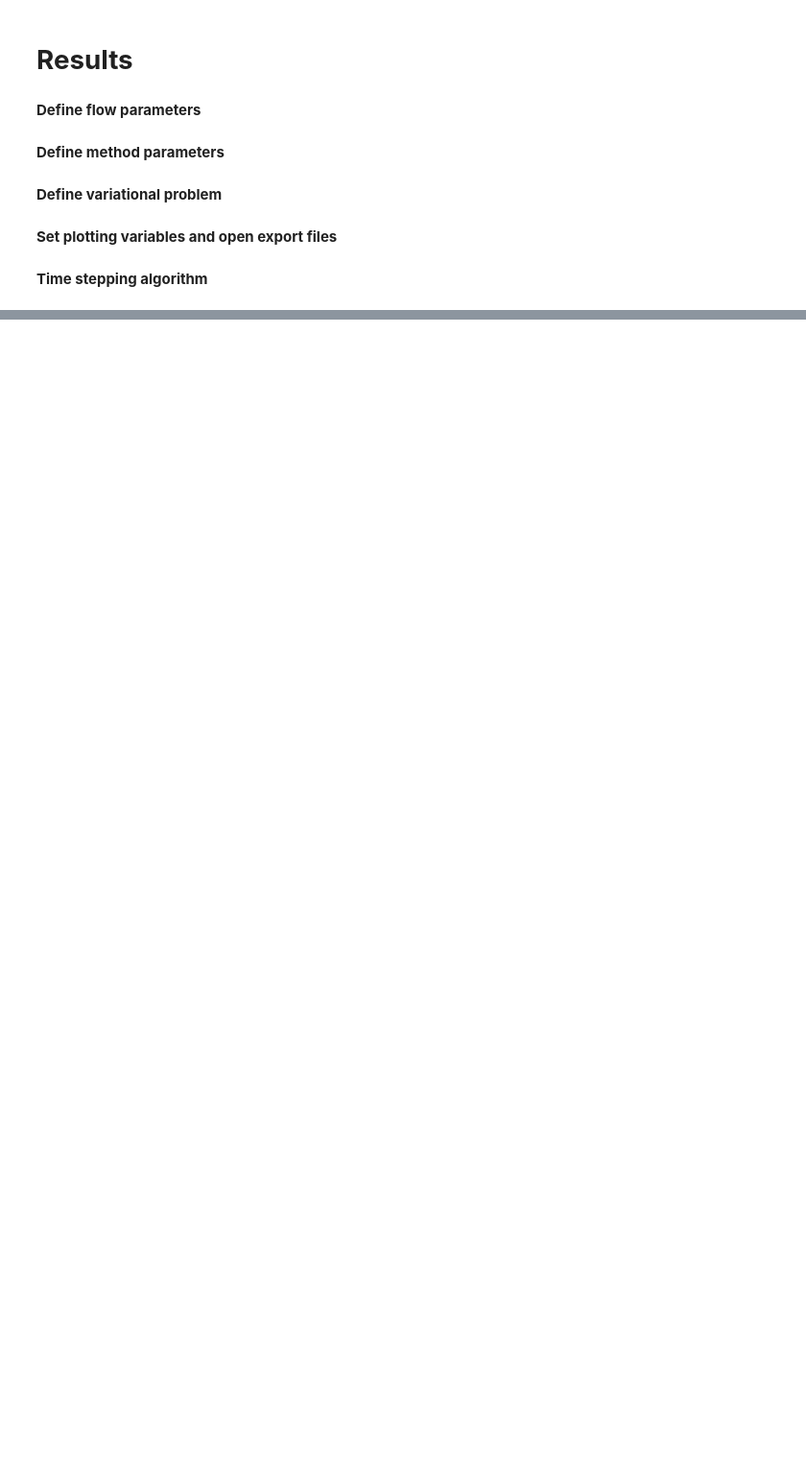
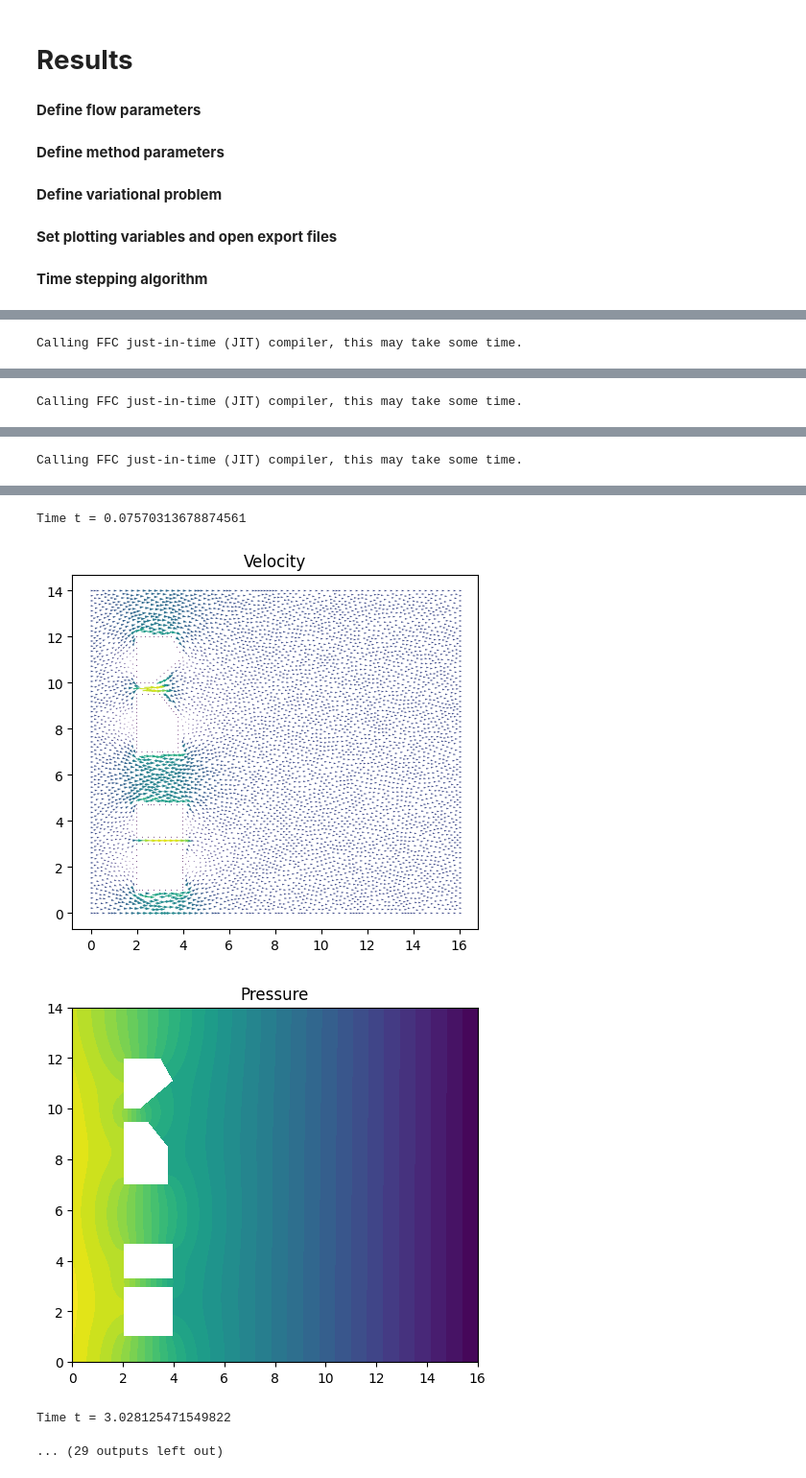
Before and after one commit to ellenmatt/DD2365-aflum, a Jupyter notebook: Project/Project_test.ipynb, the cells around one changed output, grey strips where cells are left out. Shown at 96% size. Cells and saved outputs as stored; diff of their text form; code cells hidden in the pictures; blank space fills up the shorter version.

```diff
--- a/Project/Project_test.ipynb
+++ b/Project/Project_test.ipynb
@@ -338,13 +339,13 @@ um = 0.5*(u + u0)
 um1 = 0.5*(u1 + u0)
 
 # Momentum variational equation on residual form
-# Fu = inner((u - u0)/dt + grad(um)*um1, v)*dx - p1*div(v)*dx + nu*inner(grad(um), grad(v))*dx \
-#     + d1*inner((u - u0)/dt + grad(um)*um1 + grad(p1), grad(v)*um1)*dx + d2*div(um)*div(v)*dx
+Fu = inner((u - u0)/dt + grad(um)*um1, v)*dx - p1*div(v)*dx + nu*inner(grad(um), grad(v))*dx \
+    + d1*inner((u - u0)/dt + grad(um)*um1 + grad(p1), grad(v)*um1)*dx + d2*div(um)*div(v)*dx
 
 # Brinkman
-Fu = inner((u - u0)/dt + grad(um)*um1, v)*dx - p1*div(v)*dx + nueff*inner(grad(um), grad(v))*dx \
-    + d1*inner((u - u0)/dt + grad(um)*um1 + grad(p1), grad(v)*um1)*dx + d2*div(um)*div(v)*dx \
-    + nu*(Kinv11*inner(um[0],v[0])*dx + Kinv12*inner(um[0],v[1])*dx + Kinv21*inner(um[1],v[0])*dx + Kinv22*inner(um[1],v[1])*dx)
+# Fu = inner((u - u0)/dt + grad(um)*um1, v)*dx - p1*div(v)*dx + nueff*inner(grad(um), grad(v))*dx \
+#     + d1*inner((u - u0)/dt + grad(um)*um1 + grad(p1), grad(v)*um1)*dx + d2*div(um)*div(v)*dx \
+#     + nu*(Kinv11*inner(um[0],v[0])*dx + Kinv12*inner(um[0],v[1])*dx + Kinv21*inner(um[1],v[0])*dx + Kinv22*inner(um[1],v[1])*dx)
 
 au = lhs(Fu)
 Lu = rhs(Fu)
@@ -442,5 +443,6 @@ while t < T + DOLFIN_EPS:
 end = tajm.time()
 print("Time elapsed: ", str((end - start)/60), "minutes")
 
-# !tar -czvf results-NS.tar.gz results-NS
-# files.download('results-NS.tar.gz')
+!tar -czvf results-NS.tar.gz results-NS
+files.download('results-NS.tar.gz')
+# %% [output]
@@ -446,0 +467 @@ print("Time elapsed: ", str((end - start)/60), "minutes")
+Calling FFC just-in-time (JIT) compiler, this may take some time.
@@ -446,0 +485 @@ print("Time elapsed: ", str((end - start)/60), "minutes")
+Calling FFC just-in-time (JIT) compiler, this may take some time.
@@ -446,0 +503 @@ print("Time elapsed: ", str((end - start)/60), "minutes")
+Calling FFC just-in-time (JIT) compiler, this may take some time.
@@ -446,0 +521,5 @@ print("Time elapsed: ", str((end - start)/60), "minutes")
+Time t = 0.07570313678874561
+[figure, added]
+[figure, added]
+Time t = 3.028125471549822
+... (29 outputs left out)
```
Also changed, not shown: parts of 5 cells of this notebook.
